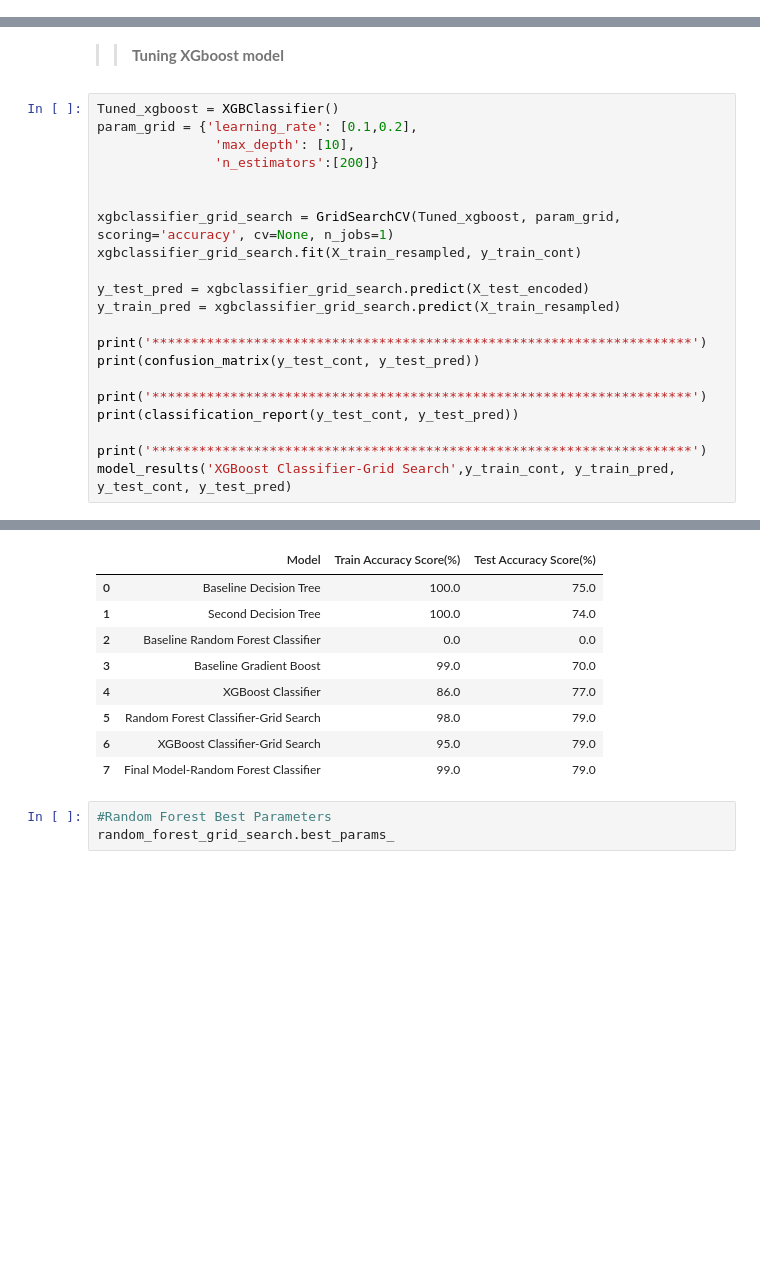
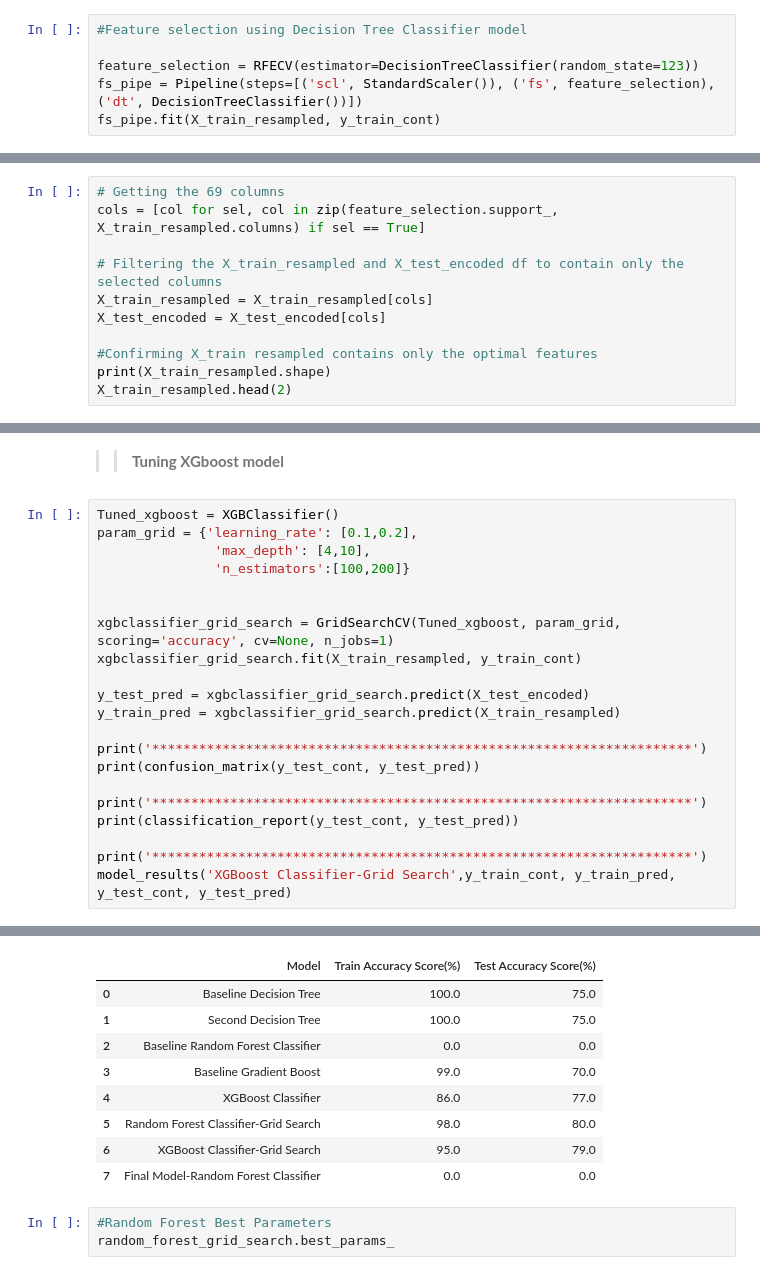
Before and after one commit to FridahKimathi/Water-Pump-Functionality-Prediction-in-Tanzania, a Jupyter notebook: index.ipynb, the cells around one changed output, grey strips where cells are left out. Cells and saved outputs as stored; diff of their text form; blank space fills up the shorter version.

```diff
--- a/index.ipynb
+++ b/index.ipynb
@@ -896,0 +907,6 @@ Name: status_group, dtype: int64
+# %%
+#Feature selection using Decision Tree Classifier model
+
+feature_selection = RFECV(estimator=DecisionTreeClassifier(random_state=123))
+fs_pipe = Pipeline(steps=[('scl', StandardScaler()), ('fs', feature_selection), ('dt', DecisionTreeClassifier())])
+fs_pipe.fit(X_train_resampled, y_train_cont)
@@ -896,0 +924,11 @@ Name: status_group, dtype: int64
+# %%
+# Getting the 69 columns
+cols = [col for sel, col in zip(feature_selection.support_,  X_train_resampled.columns) if sel == True]
+
+# Filtering the X_train_resampled and X_test_encoded df to contain only the selected columns
+X_train_resampled = X_train_resampled[cols]
+X_test_encoded = X_test_encoded[cols]
+
+#Confirming X_train resampled contains only the optimal features
+print(X_train_resampled.shape)
+X_train_resampled.head(2)
@@ -1145,8 +1185,8 @@ functional needs repair       0.42      0.44      0.43       851
 # %%
 Tuned_xgboost = XGBClassifier()
 param_grid = {'learning_rate': [0.1,0.2],
-               'max_depth': [10],
-               'n_estimators':[200]}
+               'max_depth': [4,10],
+               'n_estimators':[100,200]}
 
 
 xgbclassifier_grid_search = GridSearchCV(Tuned_xgboost, param_grid, scoring='accuracy', cv=None, n_jobs=1)
@@ -1177,18 +1217,18 @@ model_results('XGBoost Classifier-Grid Search',y_train_cont, y_train_pred, y_tes
 
     accuracy                           0.79     11880
    macro avg       0.69      0.69      0.69     11880
 weighted avg       0.79      0.79      0.79     11880
 
 *********************************************************************
 |  | Model | Train Accuracy Score(%) | Test Accuracy Score(%) |
 | 0 | Baseline Decision Tree | 100.0 | 75.0 |
-| 1 | Second Decision Tree | 100.0 | 74.0 |
+| 1 | Second Decision Tree | 100.0 | 75.0 |
 | 2 | Baseline Random Forest Classifier | 0.0 | 0.0 |
 | 3 | Baseline Gradient Boost | 99.0 | 70.0 |
 | 4 | XGBoost Classifier | 86.0 | 77.0 |
-| 5 | Random Forest Classifier-Grid Search | 98.0 | 79.0 |
+| 5 | Random Forest Classifier-Grid Search | 98.0 | 80.0 |
 | 6 | XGBoost Classifier-Grid Search | 95.0 | 79.0 |
-| 7 | Final Model-Random Forest Classifier | 99.0 | 79.0 |
+| 7 | Final Model-Random Forest Classifier | 0.0 | 0.0 |
 # %%
 #Random Forest Best Parameters
 random_forest_grid_search.best_params_
```
Also changed, not shown: parts of 22 cells of this notebook, 3 other files.
